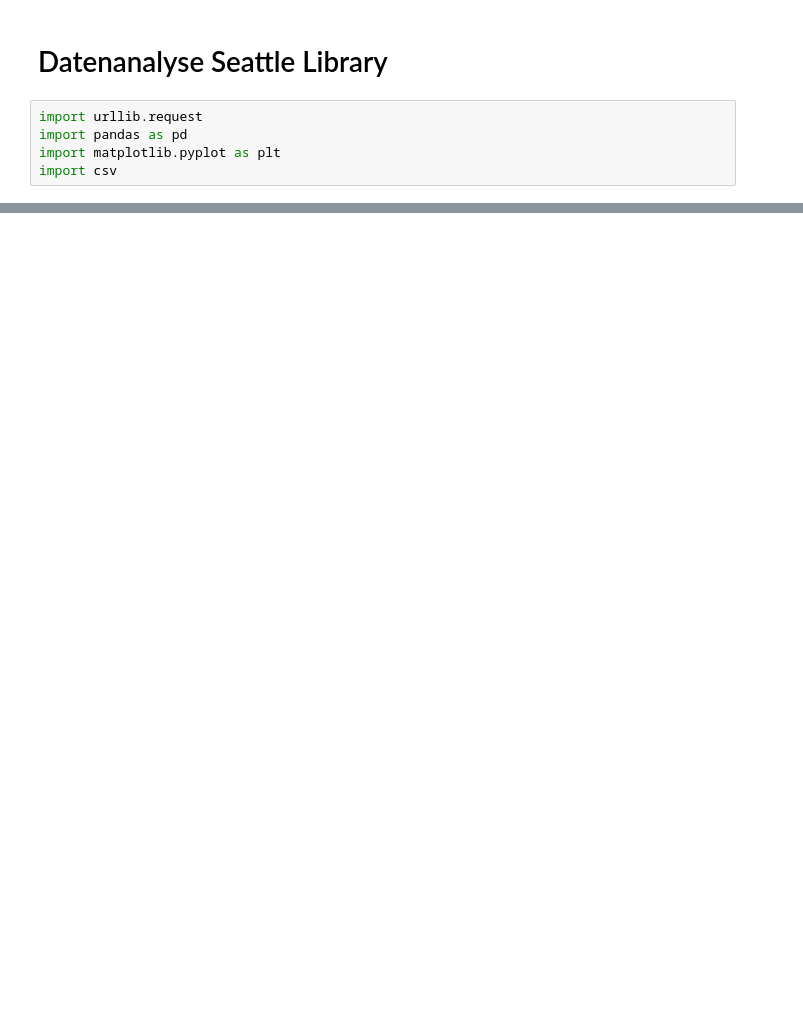
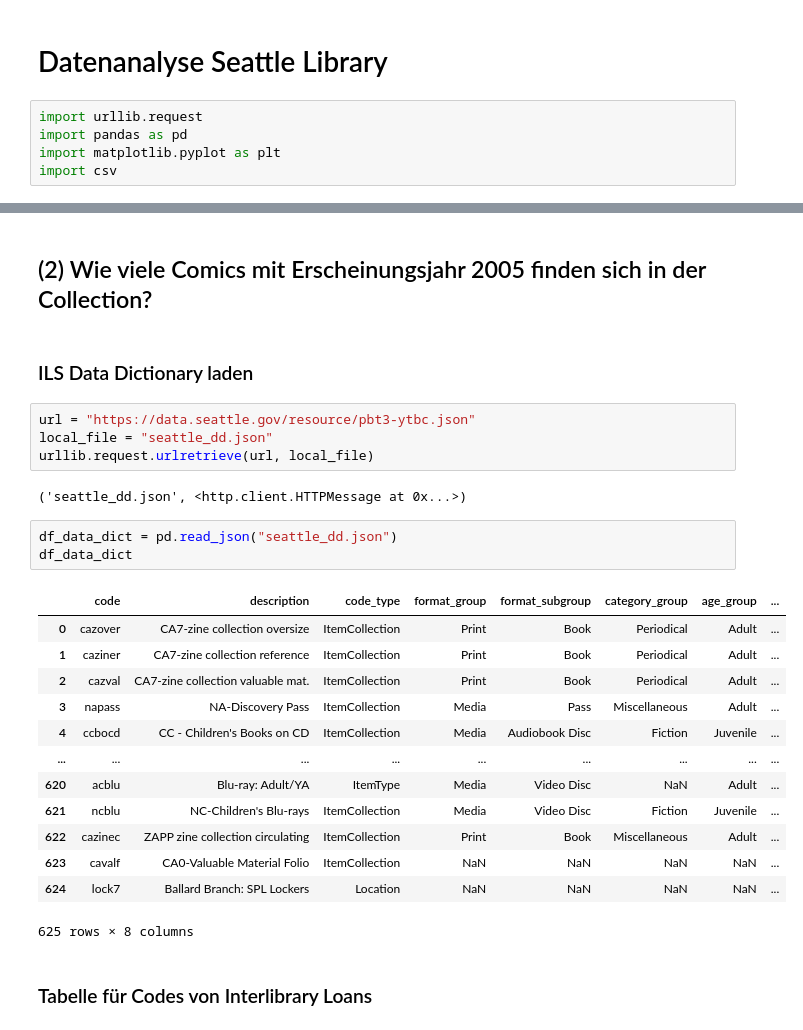
Before and after one commit to awaldlza/2024-2025-Data_Librarian_Annabel_Walz, a Jupyter notebook: Modul_1/Datenanalyse_Seattle_Library.ipynb, the cells around one changed output, grey strips where cells are left out. Cells and saved outputs as stored; diff of their text form; blank space fills up the shorter version.

```diff
--- a/Modul_1/Datenanalyse_Seattle_Library.ipynb
+++ b/Modul_1/Datenanalyse_Seattle_Library.ipynb
@@ -7,0 +139,29 @@ import csv
+# %% [markdown]
+## (2) Wie viele Comics mit Erscheinungsjahr 2005 finden sich in der Collection?
+# %% [markdown]
+### ILS Data Dictionary laden
+# %%
+url = "https://data.seattle.gov/resource/pbt3-ytbc.json"
+local_file = "seattle_dd.json"
+urllib.request.urlretrieve(url, local_file)
+# %% [output]
+('seattle_dd.json', <http.client.HTTPMessage at 0x...>)
+# %%
+df_data_dict = pd.read_json("seattle_dd.json")
+df_data_dict
+# %% [output]
+|  | code | description | code_type | format_group | format_subgroup | category_group | age_group | ... |
+| 0 | cazover | CA7-zine collection oversize | ItemCollection | Print | Book | Periodical | Adult | ... |
+| 1 | caziner | CA7-zine collection reference | ItemCollection | Print | Book | Periodical | Adult | ... |
+| 2 | cazval | CA7-zine collection valuable mat. | ItemCollection | Print | Book | Periodical | Adult | ... |
+| 3 | napass | NA-Discovery Pass | ItemCollection | Media | Pass | Miscellaneous | Adult | ... |
+| 4 | ccbocd | CC - Children's Books on CD | ItemCollection | Media | Audiobook Disc | Fiction | Juvenile | ... |
+| ... | ... | ... | ... | ... | ... | ... | ... | ... |
+| 620 | acblu | Blu-ray: Adult/YA | ItemType | Media | Video Disc | NaN | Adult | ... |
+| 621 | ncblu | NC-Children's Blu-rays | ItemCollection | Media | Video Disc | Fiction | Juvenile | ... |
+| 622 | cazinec | ZAPP zine collection circulating | ItemCollection | Print | Book | Miscellaneous | Adult | ... |
+| 623 | cavalf | CA0-Valuable Material Folio | ItemCollection | NaN | NaN | NaN | NaN | ... |
+| 624 | lock7 | Ballard Branch: SPL Lockers | Location | NaN | NaN | NaN | NaN | ... |
+625 rows × 8 columns
+# %% [markdown]
+### Tabelle für Codes von Interlibrary Loans
```
Also changed, not shown: parts of 59 cells of this notebook, 1 other file.
